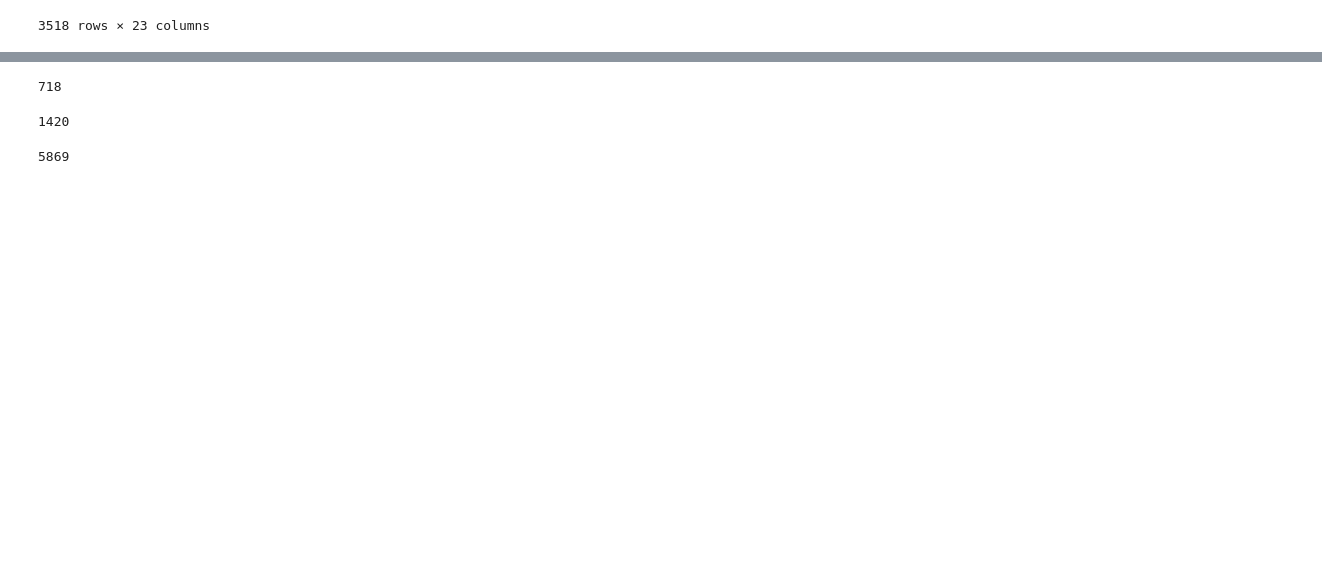
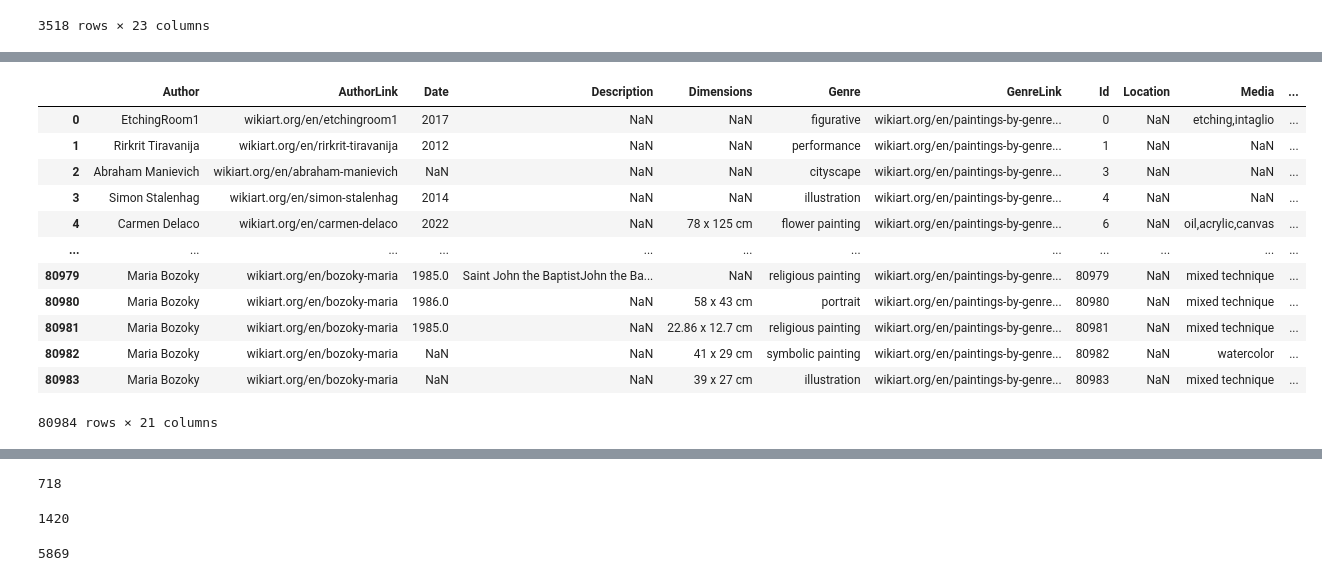
Before and after one commit to ErrorZ403/ArtRAG, a Jupyter notebook: exps/rag_exps.ipynb, the cells around one changed output, grey strips where cells are left out. Drawn from its saved outputs; the diff is of its cells as text; code cells hidden in the pictures; blank space fills up the shorter version.

```diff
--- a/exps/rag_exps.ipynb
+++ b/exps/rag_exps.ipynb
@@ -65,4 +69,4 @@ artists_info
 # %%
-data_info = pd.read_csv('./data.csv')
+data_info = pd.read_csv('project_X/data.csv')
 # %%
 data_info = data_info[data_info['Title'].notna()].reset_index(drop=True)
@@ -84,0 +73,16 @@ data_info[data_info.WikiDescription.notna()]
+# %%
+data_info
+# %% [output]
+|  | Author | AuthorLink | Date | Description | Dimensions | Genre | GenreLink | Id | Location | Media | ... |
+| 0 | EtchingRoom1 | wikiart.org/en/etchingroom1 | 2017 | NaN | NaN | figurative | wikiart.org/en/paintings-by-genre... | 0 | NaN | etching,intaglio | ... |
+| 1 | Rirkrit Tiravanija | wikiart.org/en/rirkrit-tiravanija | 2012 | NaN | NaN | performance | wikiart.org/en/paintings-by-genre... | 1 | NaN | NaN | ... |
+| 2 | Abraham Manievich | wikiart.org/en/abraham-manievich | NaN | NaN | NaN | cityscape | wikiart.org/en/paintings-by-genre... | 3 | NaN | NaN | ... |
+| 3 | Simon Stalenhag | wikiart.org/en/simon-stalenhag | 2014 | NaN | NaN | illustration | wikiart.org/en/paintings-by-genre... | 4 | NaN | NaN | ... |
+| 4 | Carmen Delaco | wikiart.org/en/carmen-delaco | 2022 | NaN | 78 x 125 cm | flower painting | wikiart.org/en/paintings-by-genre... | 6 | NaN | oil,acrylic,canvas | ... |
+| ... | ... | ... | ... | ... | ... | ... | ... | ... | ... | ... | ... |
+| 80979 | Maria Bozoky | wikiart.org/en/bozoky-maria | 1985.0 | Saint John the BaptistJohn the Ba... | NaN | religious painting | wikiart.org/en/paintings-by-genre... | 80979 | NaN | mixed technique | ... |
+| 80980 | Maria Bozoky | wikiart.org/en/bozoky-maria | 1986.0 | NaN | 58 x 43 cm | portrait | wikiart.org/en/paintings-by-genre... | 80980 | NaN | mixed technique | ... |
+| 80981 | Maria Bozoky | wikiart.org/en/bozoky-maria | 1985.0 | NaN | 22.86 x 12.7 cm | religious painting | wikiart.org/en/paintings-by-genre... | 80981 | NaN | mixed technique | ... |
+| 80982 | Maria Bozoky | wikiart.org/en/bozoky-maria | NaN | NaN | 41 x 29 cm | symbolic painting | wikiart.org/en/paintings-by-genre... | 80982 | NaN | watercolor | ... |
+| 80983 | Maria Bozoky | wikiart.org/en/bozoky-maria | NaN | NaN | 39 x 27 cm | illustration | wikiart.org/en/paintings-by-genre... | 80983 | NaN | mixed technique | ... |
+80984 rows × 21 columns
```
Also changed, not shown: parts of 63 cells of this notebook.
